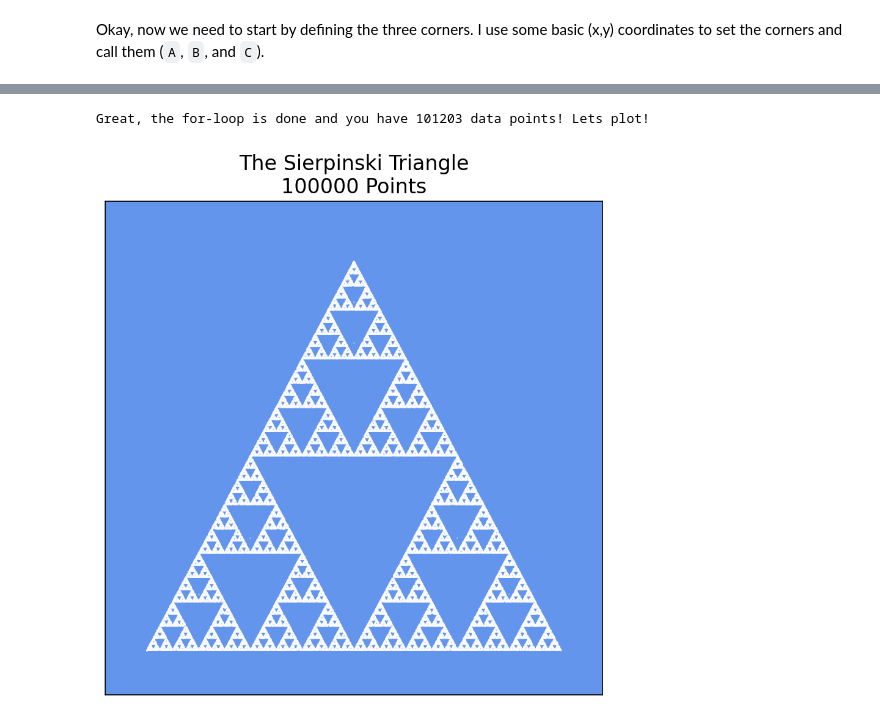
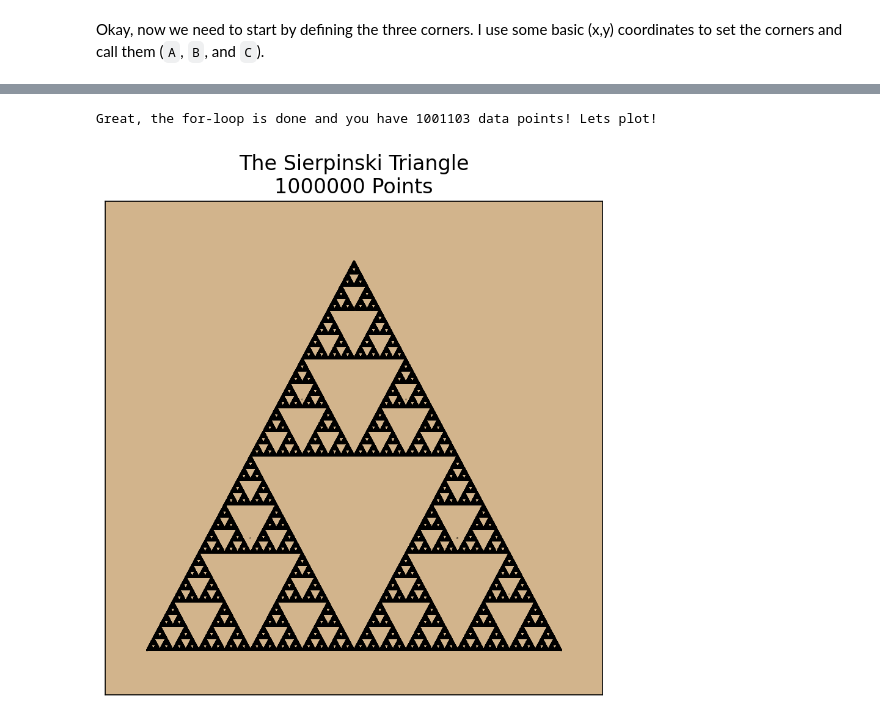
Before and after one commit to TrevorJA/AquaticAlgorithms, a Jupyter notebook: P1_sierpinski_triangle.ipynb, the cells around one changed output, grey strips where cells are left out. Cells and saved outputs as stored; diff of their text form; code cells hidden in the pictures.

Commit message:
Adding data retrieval activity and name changes.

```diff
--- a/P1_sierpinski_triangle.ipynb
+++ b/P1_sierpinski_triangle.ipynb
@@ -32,4 +32,5 @@ B = [1, 0]
 C = [0.5, np.sqrt(0.75)]
 
 # Put them all in a list
-corner_list = [A, B, C]
+list_of_corners = [A, B, C]
+list_of_corners
@@ -53,0 +45,16 @@ def calculate_halfway_coordinates(point, corner):
+# %%
+## Store the x and y coordinates for the corners inside our list
+
+# Make the empty lists
+x_coordinates= []
+y_coordinates= []
+
+# Add cornrer coordinates to a list
+
+# Loop 3 times, one for each corner
+for i in [0,1,2]:
+    # Append the values to the lists
+    x_coordinates.append(list_of_corners[i][0])
+    y_coordinates.append(list_of_corners[i][1])
+
+# list_of_corners[1][0]
@@ -54,8 +69,8 @@ def calculate_halfway_coordinates(point, corner):
 # %%
-### Generate data for the sierpinski
+### Generate data for the sierpinski triangle
 
 # How many points do you want?
-n_points = 100
+n_points = 1000000
 
 # Set the first point inside the triangle
 new_point = [0.5, 0.5]
@@ -64,18 +79,21 @@ new_point = [0.5, 0.5]
 for i in range(n_points):
 
     ## Choose a random corner
+    # `random.randint` returns a random number between the two numbers you give it
     corner_number = random.randint(0,2)
 
     # Get the corner coordinate points from the list
-    corner_points = "BLANK"
+    # Think, we just chose a random number, now we need to use that number to get the specific corner from the list
+    corner_points = list_of_corners[corner_number]
 
-    ## Calculate the half-way point
-    # Use your custom function here
-    half_way_point = "BLANK"
+    ## Calculate the half-way point between the current point and the corner
+    half_way_point = [(new_point[0]+corner_points[0])/2,
+                      (new_point[1]+corner_points[1])/2]
+
 
     ## Add the half way point to the data
-    x_coordinates.append("BLANK")
-    y_coordinates.append("BLANK")
+    x_coordinates.append(half_way_point[0])
+    y_coordinates.append(half_way_point[1])
 
     ## Set the half way point as the new starting point
     new_point = half_way_point
@@ -84,29 +102,30 @@ for i in range(n_points):
 
 print(f'Great, the for-loop is done and you have {len(x_coordinates)} data points! Lets plot!')
 # %% [output]
-Great, the for-loop is done and you have 101203 data points! Lets plot!
+Great, the for-loop is done and you have 1001103 data points! Lets plot!
 # %%
 # Initialize figure
 fig, ax = plt.subplots(figsize = (7,7), dpi=150)
 
 # Set style
 ax.set(xlim = (-0.1, 1.1), ylim = (-0.1, 1))
 ax.axes.get_xaxis().set_visible(False)
 ax.axes.get_yaxis().set_visible(False)
 
 # Background color
-ax.set_facecolor('cornflowerblue')
+ax.set_facecolor('tan')
 
 # Set the title
 ax.set_title(f'The Sierpinski Triangle\n{n_points} Points', fontsize=16)
 
 # Add the dots
 ax.scatter(x_coordinates, y_coordinates,
-           color = 'white',
+           color = 'black',
            marker='.',
            s = 0.1)
 
 plt.show()
-# plt.savefig(f'Sierpinski_triangle_{n_points}_points.png', dpi = 200)
+
+plt.savefig(f'Sierpinski_triangle_{n_points}_points.png', dpi = 200)
 # %% [output]
-[figure, old version]
+[figure, new version]
```
Also changed, not shown: parts of 5 cells of this notebook, 14 other files.
